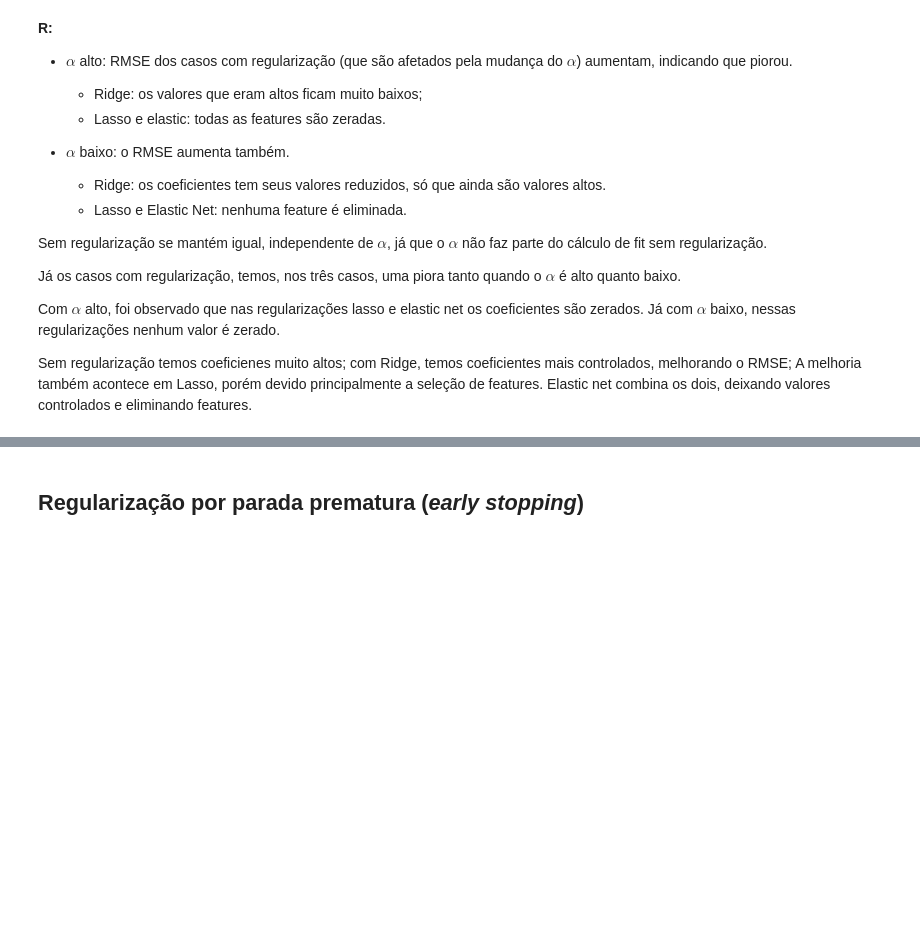
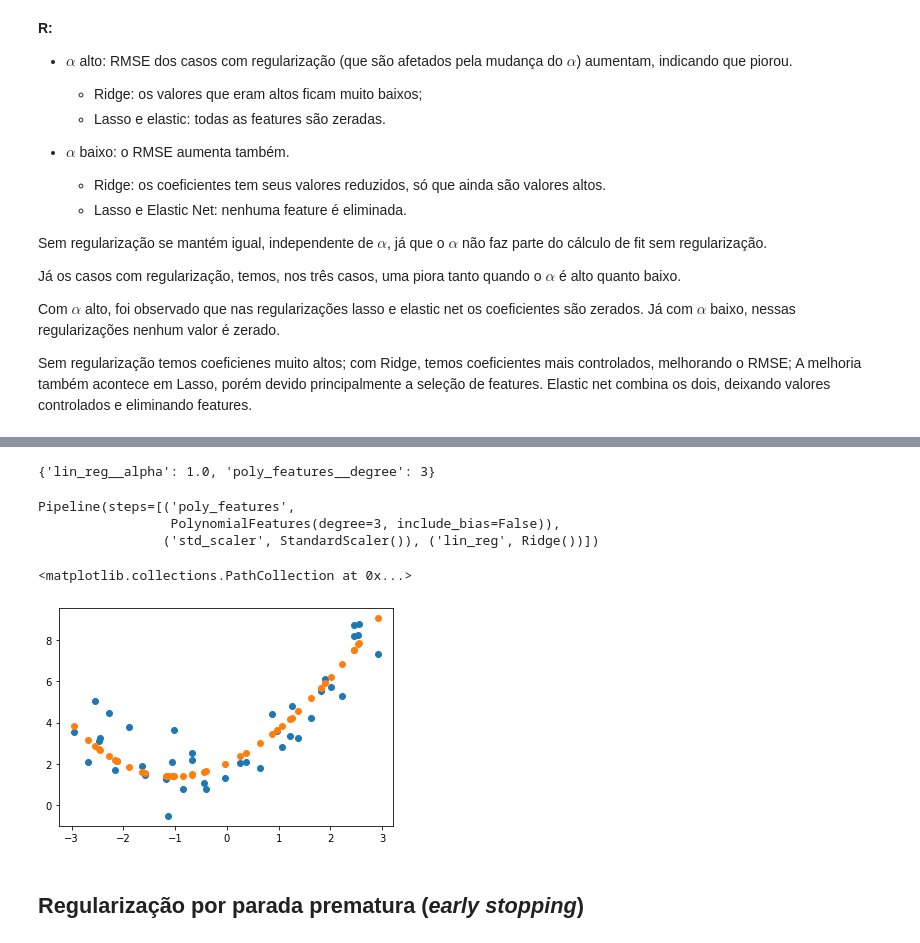
Before and after one commit to Pellizzon/MachineLearning, a Jupyter notebook: Aula08/Aula 08 - modelos lineares e regularizacao.ipynb, the cells around one changed output, grey strips where cells are left out. Saved outputs shown, nothing was run; the diff lists cells and outputs as text; code cells hidden in the pictures; blank space fills up the shorter version.

```diff
--- a/Aula08/Aula 08 - modelos lineares e regularizacao.ipynb
+++ b/Aula08/Aula 08 - modelos lineares e regularizacao.ipynb
@@ -238,3 +238,24 @@ Já os casos com regularização, temos, nos três casos, uma piora tanto quando
 Com $\alpha$ alto, foi observado que nas regularizações lasso e elastic net os coeficientes são zerados. Já com $\alpha$ baixo, nessas regularizações nenhum valor é zerado.
 
 Sem regularização temos coeficienes muito altos; com Ridge, temos coeficientes mais controlados, melhorando o RMSE; A melhoria também acontece em Lasso, porém devido principalmente a seleção de features. Elastic net combina os dois, deixando valores controlados e eliminando features.
+# %%
+from sklearn.model_selection import GridSearchCV
+poly_reg_ridge = Pipeline([
+        ("poly_features", PolynomialFeatures(degree=30, include_bias=False)),
+        ("std_scaler", StandardScaler()),
+        ("lin_reg", Ridge(alpha=alpha))
+    ])
+
+params = [{
+    "lin_reg__alpha": [2**k for k in np.arange(-3, 5, 1.0)],
+    "poly_features__degree": list(range(1, 10))
+}]
+
+grid = GridSearchCV(
+    poly_reg_ridge,
+    params,
+    cv = 5,
+    n_jobs=-1
+)
+
+grid.fit(X_train, y_train)
@@ -240,0 +274,10 @@ Sem regularização temos coeficienes muito altos; com Ridge, temos coeficientes
+# %%
+grid.best_params_
+# %% [output]
+{'lin_reg__alpha': 1.0, 'poly_features__degree': 3}
+# %%
+grid.best_estimator_
+# %% [output]
+Pipeline(steps=[('poly_features',
+                 PolynomialFeatures(degree=3, include_bias=False)),
+                ('std_scaler', StandardScaler()), ('lin_reg', Ridge())])
@@ -241,3 +291,12 @@ Sem regularização temos coeficienes muito altos; com Ridge, temos coeficientes
+# %%
+from sklearn.model_selection import cross_val_predict
+y_pred = grid.best_estimator_.predict(X_test)
+
+plt.scatter(X_test, y_test)
+plt.scatter(X_test, y_pred)
+# %% [output]
+<matplotlib.collections.PathCollection at 0x...>
+[figure, added]
 # %% [markdown]
 ## Regularização por parada prematura (*early stopping*)
 # %% [markdown]
```
Also changed, not shown: parts of 3 cells of this notebook, 14 other files.
